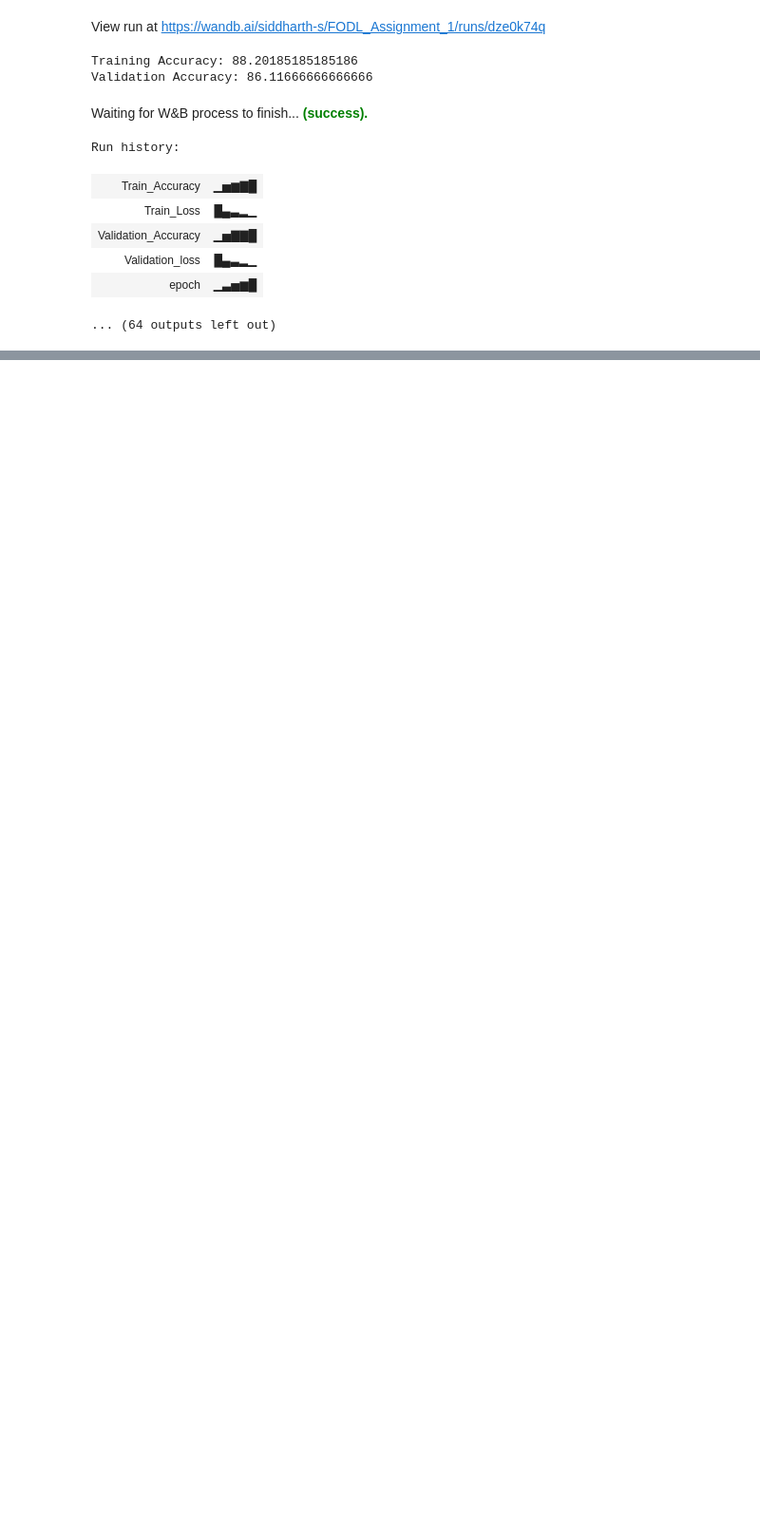
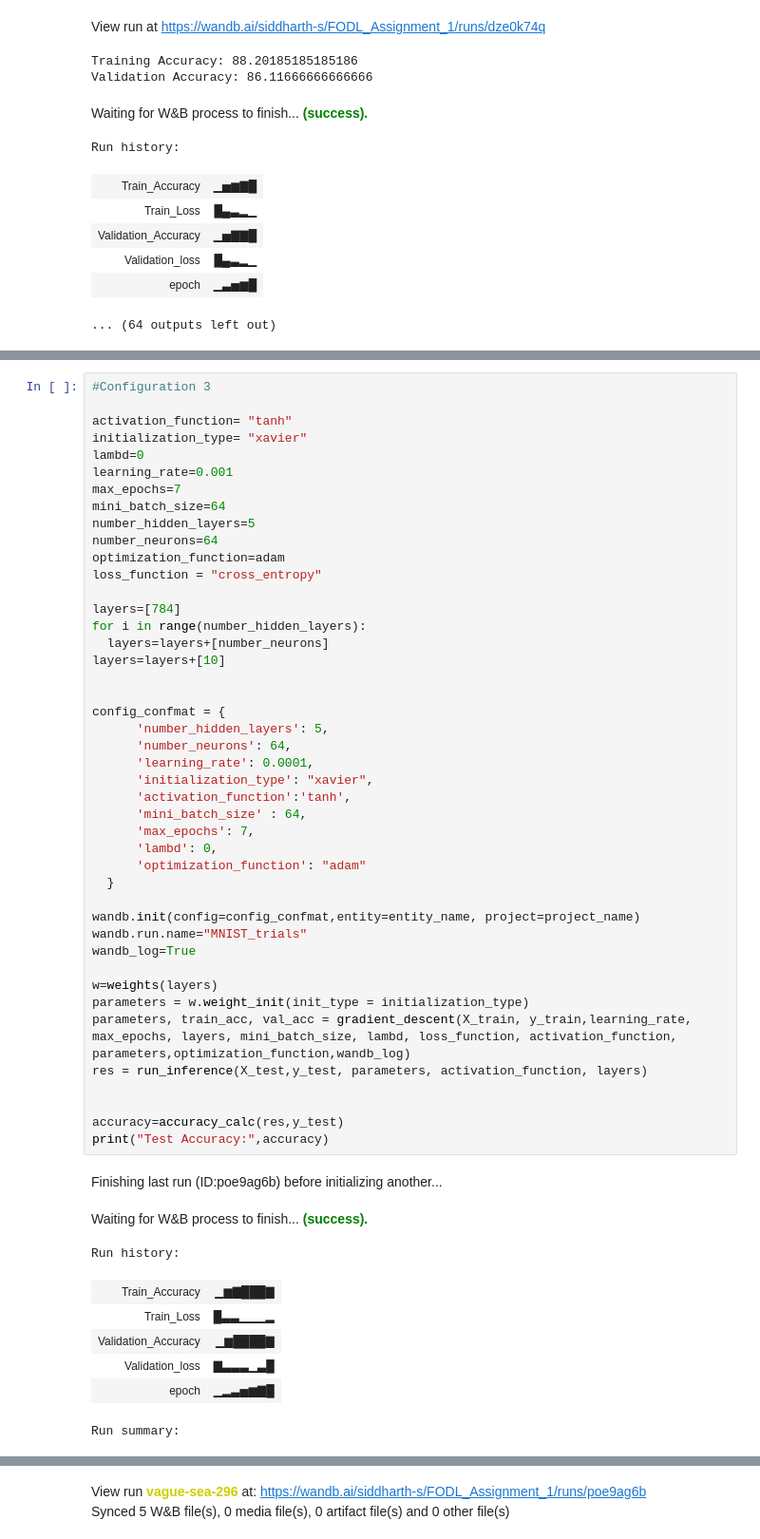
Before and after one commit to Siddharth02003/CS6910_assignment_1, a Jupyter notebook: CS6910_assignment_1.ipynb, the cells around one changed output, grey strips where cells are left out. Shown at 95% size. Saved outputs shown, nothing was run; the diff lists cells and outputs as text; blank space fills up the shorter version.

```diff
--- a/CS6910_assignment_1.ipynb
+++ b/CS6910_assignment_1.ipynb
@@ -880,0 +1069,54 @@ Run history:
+# %%
+#Configuration 3
+
+activation_function= "tanh"
+initialization_type= "xavier"
+lambd=0
+learning_rate=0.001
+max_epochs=7
+mini_batch_size=64
+number_hidden_layers=5
+number_neurons=64
+optimization_function=adam
+loss_function = "cross_entropy"
+
+layers=[784]
+for i in range(number_hidden_layers):
+  layers=layers+[number_neurons]
+layers=layers+[10]
+
+
+config_confmat = {
+      'number_hidden_layers': 5,
+      'number_neurons': 64,
+      'learning_rate': 0.0001,
+      'initialization_type': "xavier",
+      'activation_function':'tanh',
+      'mini_batch_size' : 64,
+      'max_epochs': 7,
+      'lambd': 0,
+      'optimization_function': "adam"
+  }
+
+wandb.init(config=config_confmat,entity=entity_name, project=project_name)
+wandb.run.name="MNIST_trials"
+wandb_log=True
+
+w=weights(layers)
+parameters = w.weight_init(init_type = initialization_type)
+parameters, train_acc, val_acc = gradient_descent(X_train, y_train,learning_rate, max_epochs, layers, mini_batch_size, lambd, loss_function, activation_function, parameters,optimization_function,wandb_log)
+res = run_inference(X_test,y_test, parameters, activation_function, layers)
+
+
+accuracy=accuracy_calc(res,y_test)
+print("Test Accuracy:",accuracy)
+# %% [output]
+Finishing last run (ID:poe9ag6b) before initializing another...
+Waiting for W&B process to finish... (success).
+Run history:
+| Train_Accuracy | ▁▆▇███▇ |
+| Train_Loss | █▃▃▁▁▁▂ |
+| Validation_Accuracy | ▁▆████▇ |
+| Validation_loss | ▇▃▃▃▁▃█ |
+| epoch | ▁▂▃▅▆▇█ |
+Run summary:
@@ -880,0 +1128,2 @@ Run history:
+View run vague-sea-296 at: https://wandb.ai/siddharth-s/FODL_Assignment_1/runs/poe9ag6b
+Synced 5 W&B file(s), 0 media file(s), 0 artifact file(s) and 0 other file(s)
```
Also changed, not shown: parts of 6 cells of this notebook.
